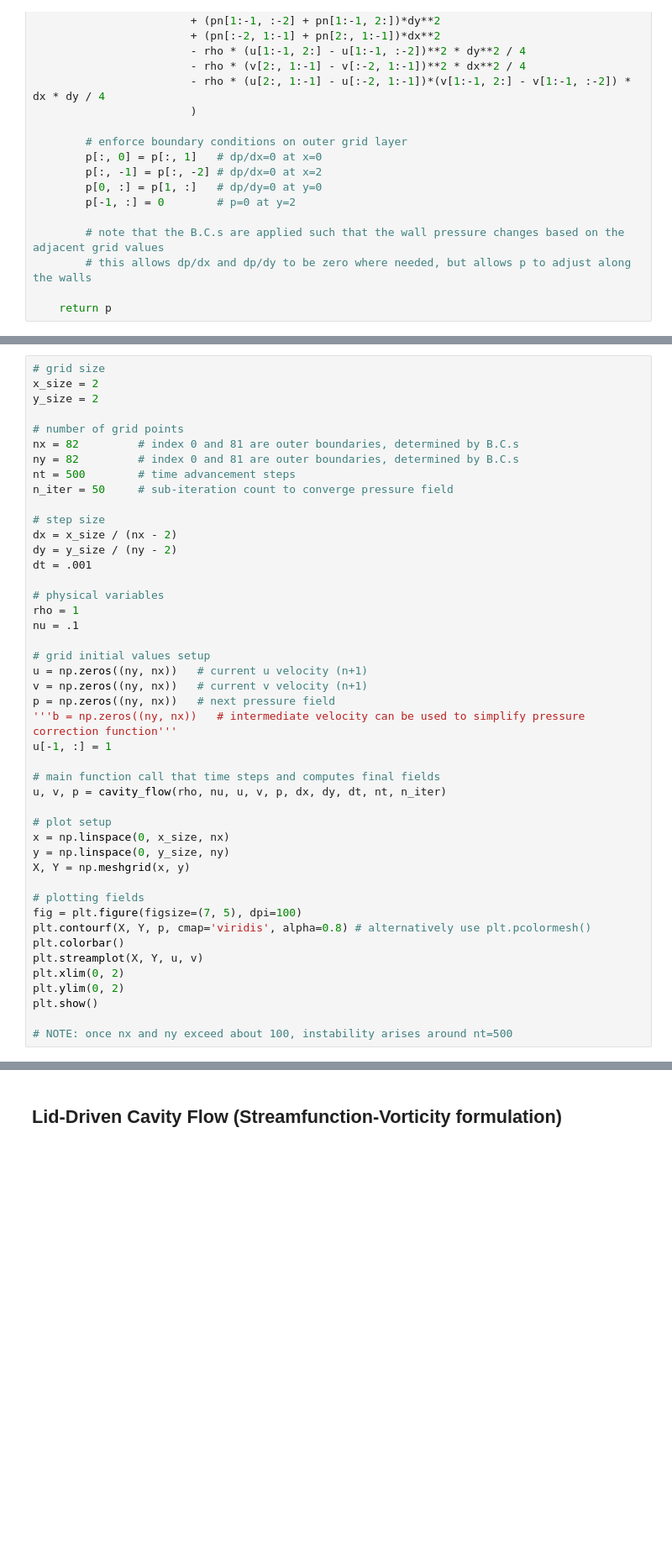
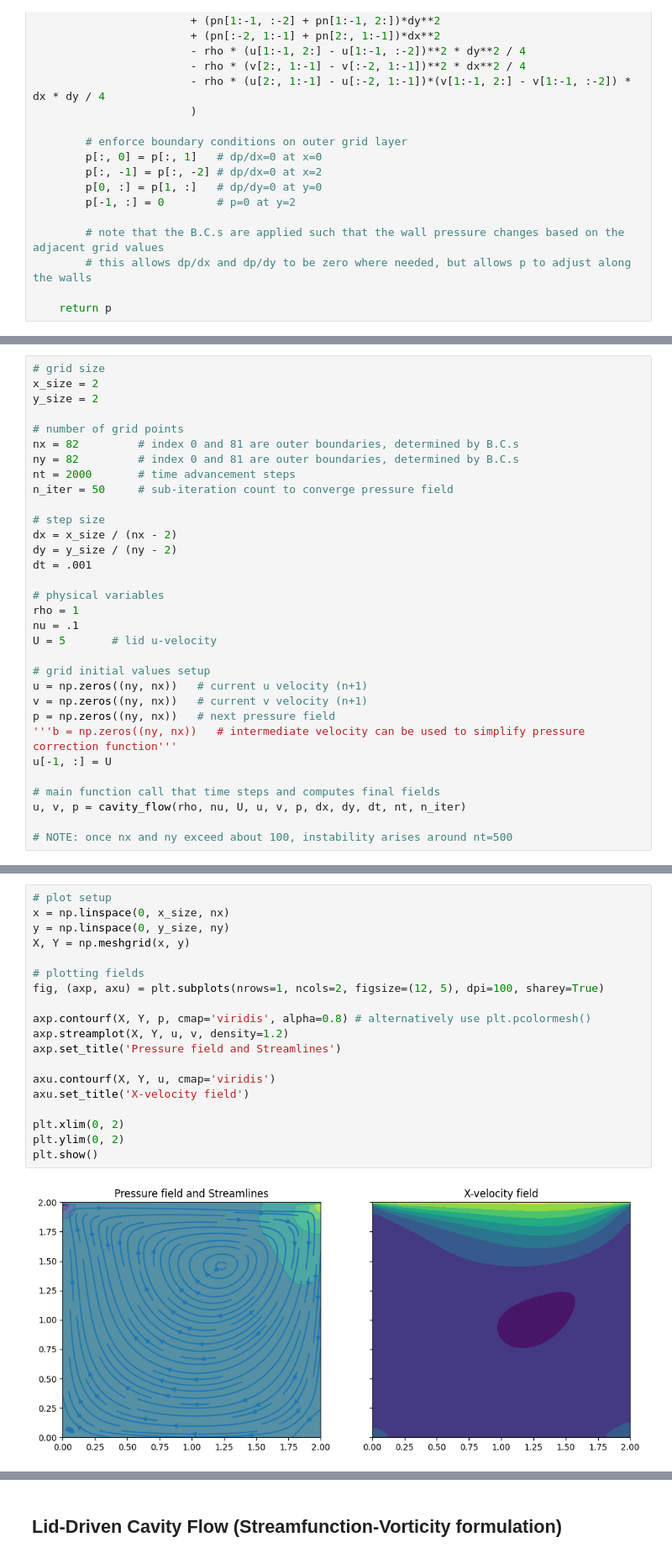
Before and after one commit to ruichee/Fluid-Sim, a Jupyter notebook: CFD_2D.ipynb, the cells around one changed output, grey strips where cells are left out. Shown at 84% size. Drawn from its saved outputs; the diff is of its cells as text; blank space fills up the shorter version.

Commit message:
Added Validation steps

```diff
--- a/CFD_2D.ipynb
+++ b/CFD_2D.ipynb
@@ -224,7 +224,7 @@ y_size = 2
 # number of grid points
 nx = 82         # index 0 and 81 are outer boundaries, determined by B.C.s
 ny = 82         # index 0 and 81 are outer boundaries, determined by B.C.s
-nt = 500        # time advancement steps
+nt = 2000       # time advancement steps
 n_iter = 50     # sub-iteration count to converge pressure field
 
 # step size
@@ -235,29 +235,16 @@ dt = .001
 # physical variables
 rho = 1
 nu = .1
+U = 5       # lid u-velocity
 
 # grid initial values setup
 u = np.zeros((ny, nx))   # current u velocity (n+1)
 v = np.zeros((ny, nx))   # current v velocity (n+1)
 p = np.zeros((ny, nx))   # next pressure field
 '''b = np.zeros((ny, nx))   # intermediate velocity can be used to simplify pressure correction function'''
-u[-1, :] = 1
+u[-1, :] = U
 
 # main function call that time steps and computes final fields
-u, v, p = cavity_flow(rho, nu, u, v, p, dx, dy, dt, nt, n_iter)
-
-# plot setup
-x = np.linspace(0, x_size, nx)
-y = np.linspace(0, y_size, ny)
-X, Y = np.meshgrid(x, y)
-
-# plotting fields
-fig = plt.figure(figsize=(7, 5), dpi=100)
-plt.contourf(X, Y, p, cmap='viridis', alpha=0.8) # alternatively use plt.pcolormesh()
-plt.colorbar()
-plt.streamplot(X, Y, u, v)
-plt.xlim(0, 2)
-plt.ylim(0, 2)
-plt.show()
+u, v, p = cavity_flow(rho, nu, U, u, v, p, dx, dy, dt, nt, n_iter)
 
 # NOTE: once nx and ny exceed about 100, instability arises around nt=500
@@ -265,0 +251,21 @@ plt.show()
+# %%
+# plot setup
+x = np.linspace(0, x_size, nx)
+y = np.linspace(0, y_size, ny)
+X, Y = np.meshgrid(x, y)
+
+# plotting fields
+fig, (axp, axu) = plt.subplots(nrows=1, ncols=2, figsize=(12, 5), dpi=100, sharey=True)
+
+axp.contourf(X, Y, p, cmap='viridis', alpha=0.8) # alternatively use plt.pcolormesh()
+axp.streamplot(X, Y, u, v, density=1.2)
+axp.set_title('Pressure field and Streamlines')
+
+axu.contourf(X, Y, u, cmap='viridis')
+axu.set_title('X-velocity field')
+
+plt.xlim(0, 2)
+plt.ylim(0, 2)
+plt.show()
+# %% [output]
+[figure, added]
```
Also changed, not shown: parts of 3 cells of this notebook.
